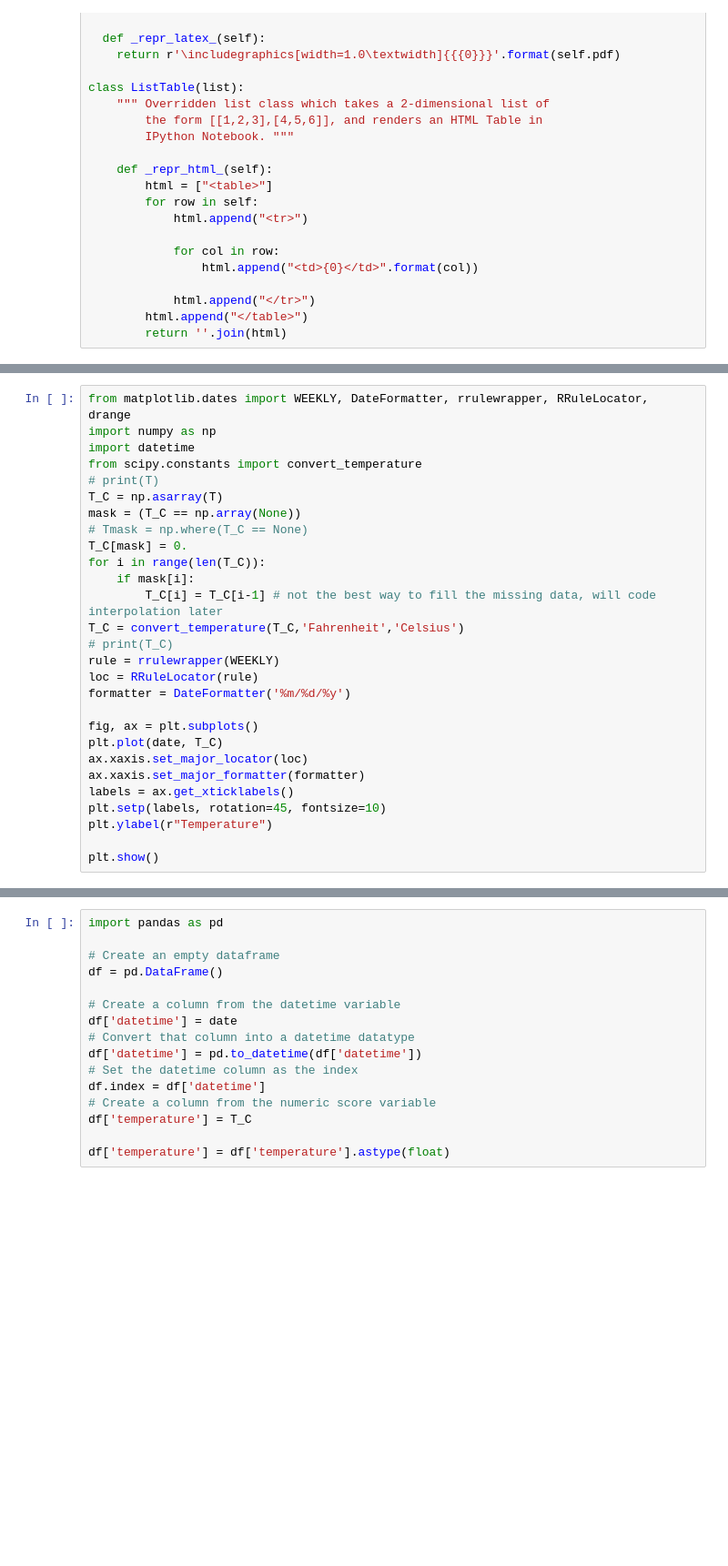
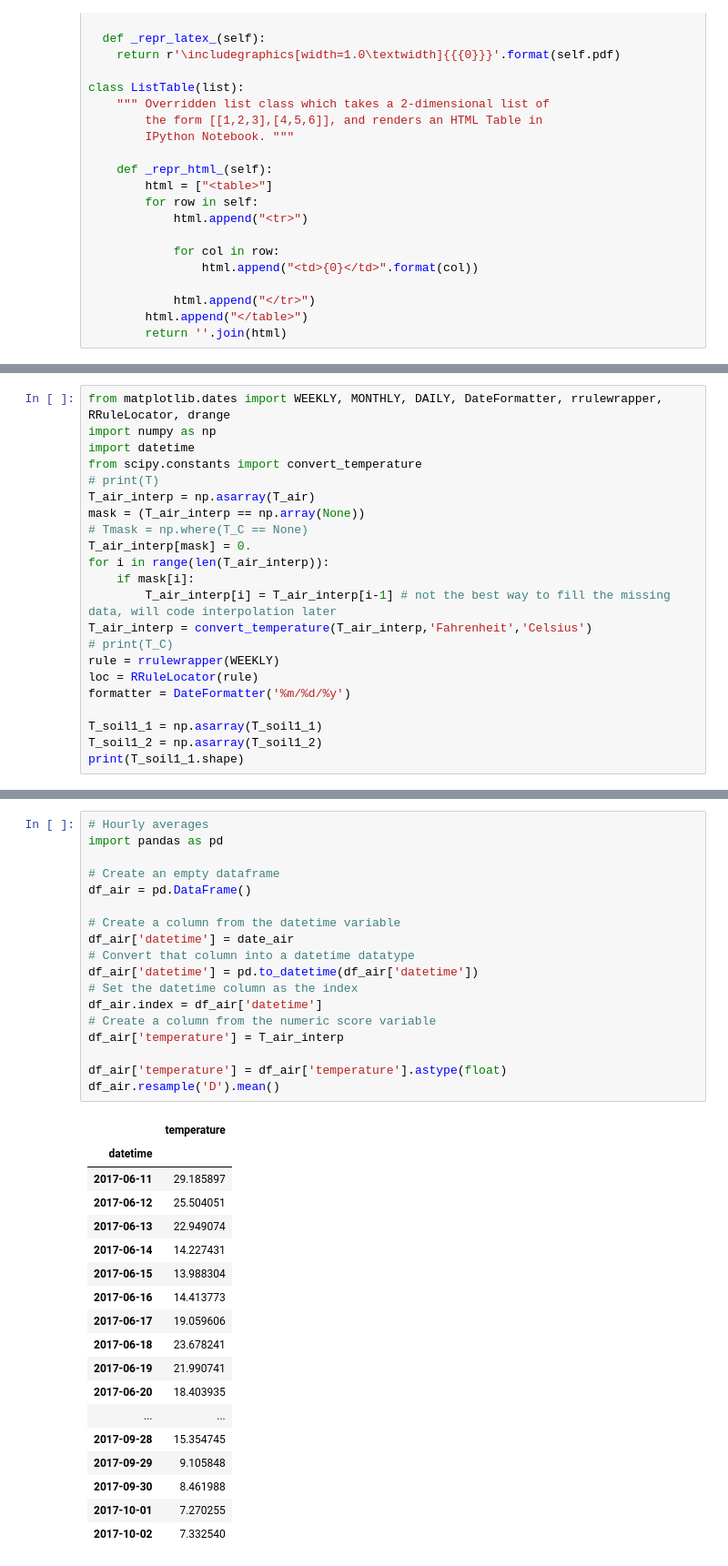
Before and after one commit to yvesdubief/snow-farming, a Jupyter notebook: Temperature-data.ipynb, the cells around one changed output, grey strips where cells are left out. Shown: that part at 91% size. Saved outputs shown, nothing was run; the diff lists cells and outputs as text; blank space fills up the shorter version.

Commit message:
1st attempt at plotting soil and air

```diff
--- a/Temperature-data.ipynb
+++ b/Temperature-data.ipynb
@@ -115,29 +138,23 @@ for rowOfCellObjects in sheet['A2':'A'+str(rows)]:
 # %%
-from matplotlib.dates import WEEKLY, DateFormatter, rrulewrapper, RRuleLocator, drange
+from matplotlib.dates import WEEKLY, MONTHLY, DAILY, DateFormatter, rrulewrapper, RRuleLocator, drange
 import numpy as np
 import datetime
 from scipy.constants import convert_temperature
 # print(T)
-T_C = np.asarray(T)
-mask = (T_C == np.array(None))
+T_air_interp = np.asarray(T_air)
+mask = (T_air_interp == np.array(None))
 # Tmask = np.where(T_C == None)
-T_C[mask] = 0.
-for i in range(len(T_C)):
+T_air_interp[mask] = 0.
+for i in range(len(T_air_interp)):
     if mask[i]:
-        T_C[i] = T_C[i-1] # not the best way to fill the missing data, will code interpolation later
-T_C = convert_temperature(T_C,'Fahrenheit','Celsius')
+        T_air_interp[i] = T_air_interp[i-1] # not the best way to fill the missing data, will code interpolation later
+T_air_interp = convert_temperature(T_air_interp,'Fahrenheit','Celsius')
 # print(T_C)
 rule = rrulewrapper(WEEKLY)
 loc = RRuleLocator(rule)
 formatter = DateFormatter('%m/%d/%y')
 
-fig, ax = plt.subplots()
-plt.plot(date, T_C)
-ax.xaxis.set_major_locator(loc)
-ax.xaxis.set_major_formatter(formatter)
-labels = ax.get_xticklabels()
-plt.setp(labels, rotation=45, fontsize=10)
-plt.ylabel(r"Temperature")
-
-plt.show()
+T_soil1_1 = np.asarray(T_soil1_1)
+T_soil1_2 = np.asarray(T_soil1_2)
+print(T_soil1_1.shape)
 # %% [output]
@@ -145,16 +177,37 @@ plt.show()
 # %%
+# Hourly averages
 import pandas as pd
 
 # Create an empty dataframe
-df = pd.DataFrame()
+df_air = pd.DataFrame()
 
 # Create a column from the datetime variable
-df['datetime'] = date
+df_air['datetime'] = date_air
 # Convert that column into a datetime datatype
-df['datetime'] = pd.to_datetime(df['datetime'])
+df_air['datetime'] = pd.to_datetime(df_air['datetime'])
 # Set the datetime column as the index
-df.index = df['datetime']
+df_air.index = df_air['datetime']
 # Create a column from the numeric score variable
-df['temperature'] = T_C
+df_air['temperature'] = T_air_interp
 
-df['temperature'] = df['temperature'].astype(float)
+df_air['temperature'] = df_air['temperature'].astype(float)
+df_air.resample('D').mean()
+# %% [output]
+|  | temperature |
+| datetime |  |
+| 2017-06-11 | 29.185897 |
+| 2017-06-12 | 25.504051 |
+| 2017-06-13 | 22.949074 |
+| 2017-06-14 | 14.227431 |
+| 2017-06-15 | 13.988304 |
+| 2017-06-16 | 14.413773 |
+| 2017-06-17 | 19.059606 |
+| 2017-06-18 | 23.678241 |
+| 2017-06-19 | 21.990741 |
+| 2017-06-20 | 18.403935 |
+| ... | ... |
+| 2017-09-28 | 15.354745 |
+| 2017-09-29 | 9.105848 |
+| 2017-09-30 | 8.461988 |
+| 2017-10-01 | 7.270255 |
+| 2017-10-02 | 7.332540 |
```
Also changed, not shown: parts of 15 cells of this notebook, 7 other files.
